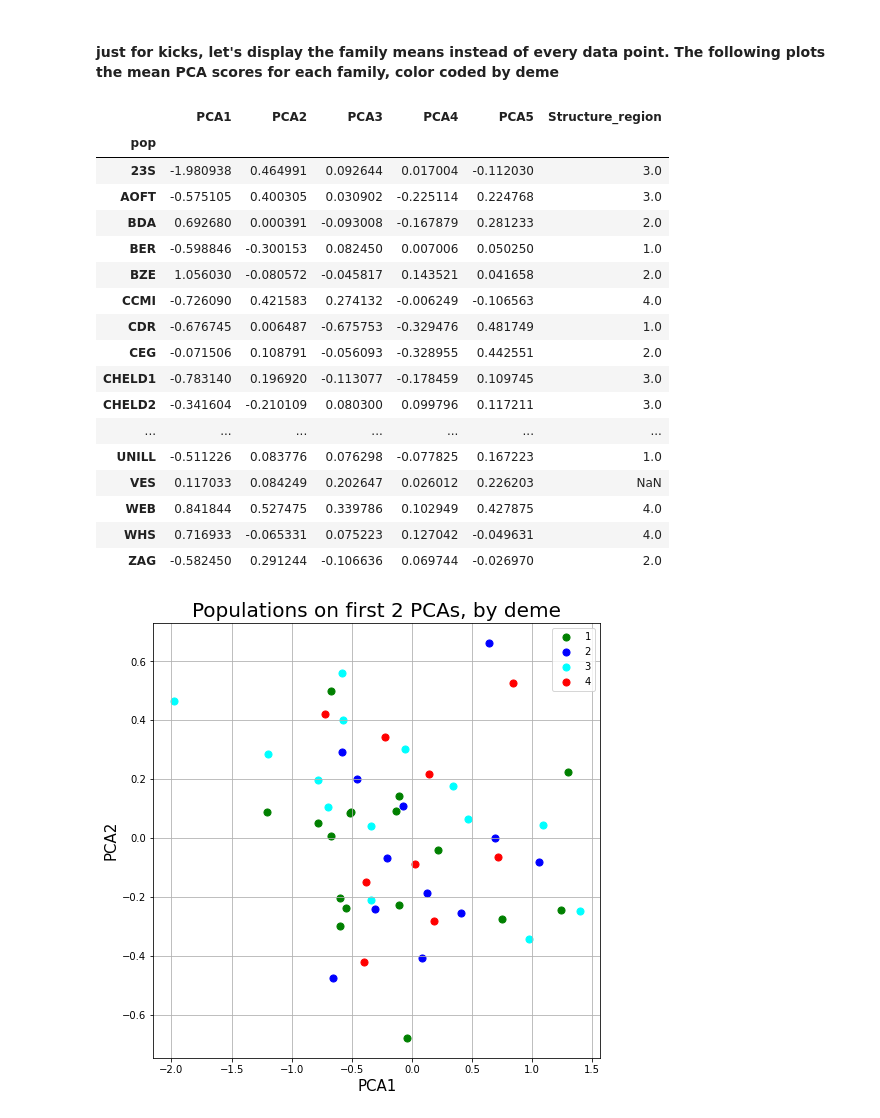
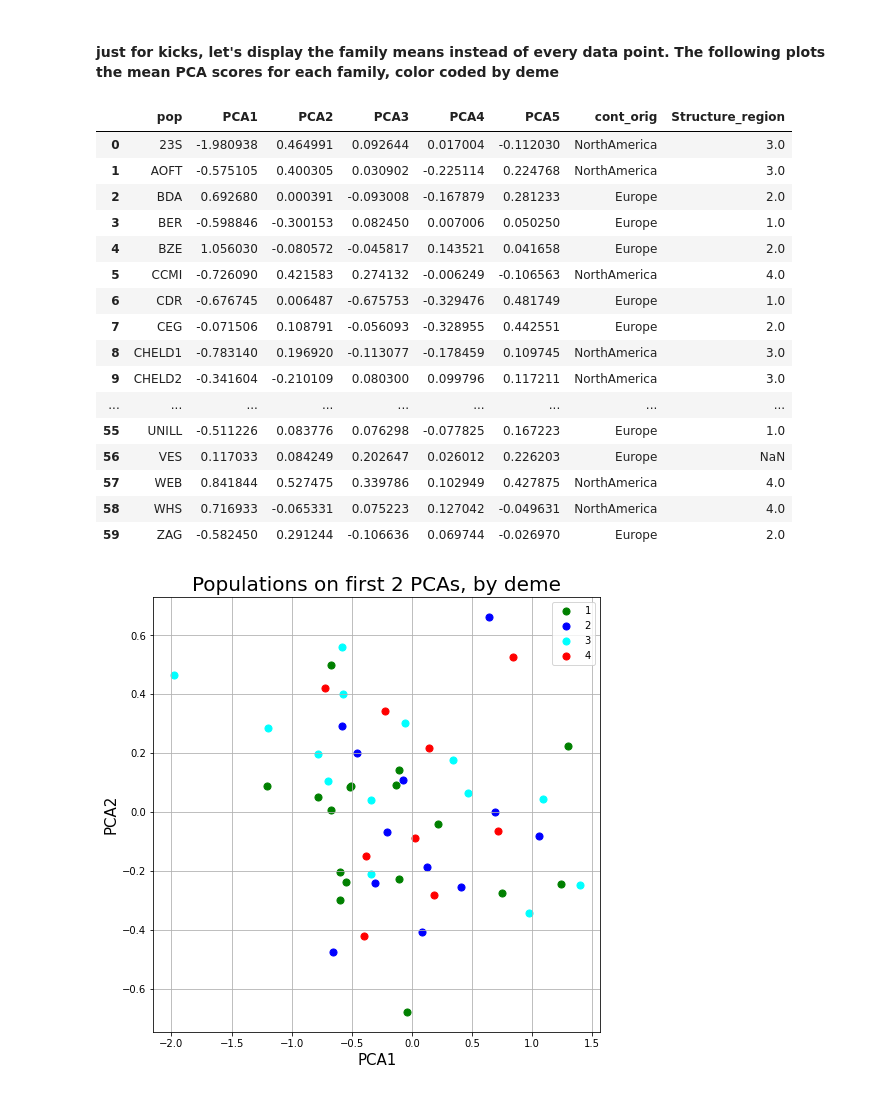
Before and after one commit to taylordouglasr/Silene-Invasive-Data, a Jupyter notebook: analysis/DT_Trait_summaries copy.ipynb, the cells around one changed output. Drawn from its saved outputs; the diff is of its cells as text; code cells hidden in the pictures.

```diff
--- a/analysis/DT_Trait_summaries copy.ipynb
+++ b/analysis/DT_Trait_summaries copy.ipynb
@@ -262,28 +262,35 @@ ax.grid()
 # %% [markdown]
 #### just for kicks, let's display the family means instead of every data point. The following plots the mean PCA scores for each family, color coded by deme
 # %%
-pops = pd.concat([finalDf2, df[['pop']]], axis = 1)
-pops = pops.groupby('pop').mean()
+pops = pd.concat([finalDf2, df[['pop']]],axis = 1)
+pops = pd.concat([pops, df[['cont_orig']]], axis = 1)
+pops = pops.groupby('pop').agg({'PCA1': np.mean,
+                                'PCA2': np.mean,
+                                'PCA3': np.mean,
+                                'PCA4': np.mean,
+                                'PCA5': np.mean,
+                                'cont_orig': 'first',
+                                'Structure_region': 'first'
+                                }).reset_index()
 pops
 # %% [output]
-|  | PCA1 | PCA2 | PCA3 | PCA4 | PCA5 | Structure_region |
-| pop |  |  |  |  |  |  |
-| 23S | -1.980938 | 0.464991 | 0.092644 | 0.017004 | -0.112030 | 3.0 |
-| AOFT | -0.575105 | 0.400305 | 0.030902 | -0.225114 | 0.224768 | 3.0 |
-| BDA | 0.692680 | 0.000391 | -0.093008 | -0.167879 | 0.281233 | 2.0 |
-| BER | -0.598846 | -0.300153 | 0.082450 | 0.007006 | 0.050250 | 1.0 |
-| BZE | 1.056030 | -0.080572 | -0.045817 | 0.143521 | 0.041658 | 2.0 |
-| CCMI | -0.726090 | 0.421583 | 0.274132 | -0.006249 | -0.106563 | 4.0 |
-| CDR | -0.676745 | 0.006487 | -0.675753 | -0.329476 | 0.481749 | 1.0 |
-| CEG | -0.071506 | 0.108791 | -0.056093 | -0.328955 | 0.442551 | 2.0 |
-| CHELD1 | -0.783140 | 0.196920 | -0.113077 | -0.178459 | 0.109745 | 3.0 |
-| CHELD2 | -0.341604 | -0.210109 | 0.080300 | 0.099796 | 0.117211 | 3.0 |
-| ... | ... | ... | ... | ... | ... | ... |
-| UNILL | -0.511226 | 0.083776 | 0.076298 | -0.077825 | 0.167223 | 1.0 |
-| VES | 0.117033 | 0.084249 | 0.202647 | 0.026012 | 0.226203 | NaN |
-| WEB | 0.841844 | 0.527475 | 0.339786 | 0.102949 | 0.427875 | 4.0 |
-| WHS | 0.716933 | -0.065331 | 0.075223 | 0.127042 | -0.049631 | 4.0 |
-| ZAG | -0.582450 | 0.291244 | -0.106636 | 0.069744 | -0.026970 | 2.0 |
+|  | pop | PCA1 | PCA2 | PCA3 | PCA4 | PCA5 | cont_orig | Structure_region |
+| 0 | 23S | -1.980938 | 0.464991 | 0.092644 | 0.017004 | -0.112030 | NorthAmerica | 3.0 |
+| 1 | AOFT | -0.575105 | 0.400305 | 0.030902 | -0.225114 | 0.224768 | NorthAmerica | 3.0 |
+| 2 | BDA | 0.692680 | 0.000391 | -0.093008 | -0.167879 | 0.281233 | Europe | 2.0 |
+| 3 | BER | -0.598846 | -0.300153 | 0.082450 | 0.007006 | 0.050250 | Europe | 1.0 |
+| 4 | BZE | 1.056030 | -0.080572 | -0.045817 | 0.143521 | 0.041658 | Europe | 2.0 |
+| 5 | CCMI | -0.726090 | 0.421583 | 0.274132 | -0.006249 | -0.106563 | NorthAmerica | 4.0 |
+| 6 | CDR | -0.676745 | 0.006487 | -0.675753 | -0.329476 | 0.481749 | Europe | 1.0 |
+| 7 | CEG | -0.071506 | 0.108791 | -0.056093 | -0.328955 | 0.442551 | Europe | 2.0 |
+| 8 | CHELD1 | -0.783140 | 0.196920 | -0.113077 | -0.178459 | 0.109745 | NorthAmerica | 3.0 |
+| 9 | CHELD2 | -0.341604 | -0.210109 | 0.080300 | 0.099796 | 0.117211 | NorthAmerica | 3.0 |
+| ... | ... | ... | ... | ... | ... | ... | ... | ... |
+| 55 | UNILL | -0.511226 | 0.083776 | 0.076298 | -0.077825 | 0.167223 | Europe | 1.0 |
+| 56 | VES | 0.117033 | 0.084249 | 0.202647 | 0.026012 | 0.226203 | Europe | NaN |
+| 57 | WEB | 0.841844 | 0.527475 | 0.339786 | 0.102949 | 0.427875 | NorthAmerica | 4.0 |
+| 58 | WHS | 0.716933 | -0.065331 | 0.075223 | 0.127042 | -0.049631 | NorthAmerica | 4.0 |
+| 59 | ZAG | -0.582450 | 0.291244 | -0.106636 | 0.069744 | -0.026970 | Europe | 2.0 |
 # %%
 fig = plt.figure(figsize = (8,8))
 ax = fig.add_subplot(1,1,1)
```
Also changed, not shown: parts of 7 cells of this notebook.
